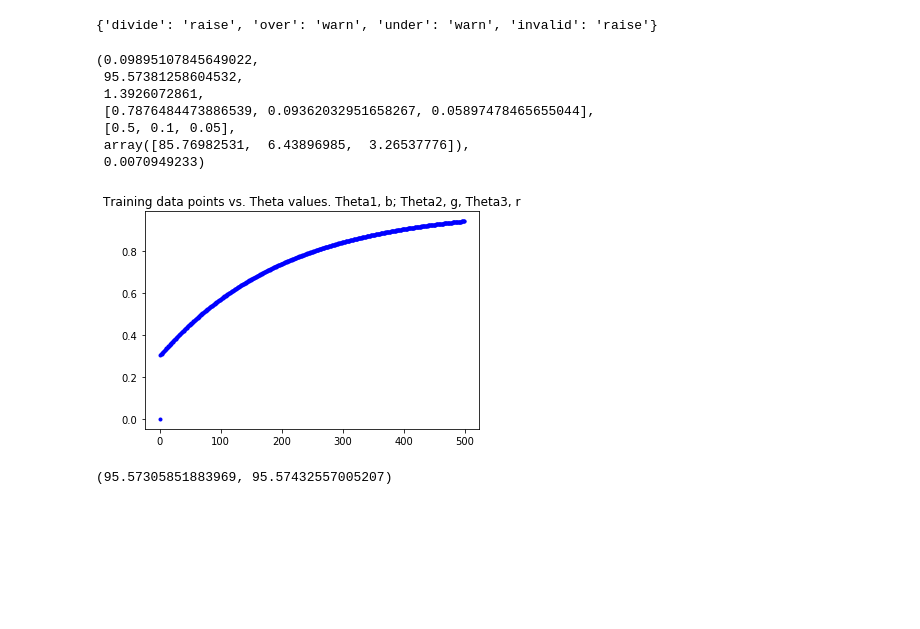
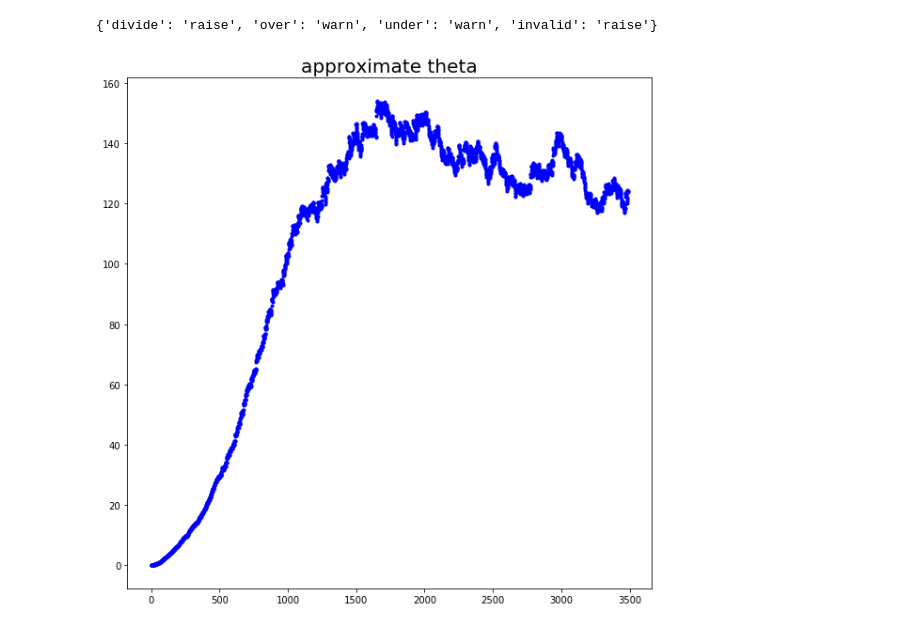
Before and after one commit to rjhosler/IUPUI-REU, a Jupyter notebook: Point Process for EMS Data.ipynb, the cells around one changed output. Drawn from its saved outputs; the diff is of its cells as text; code cells hidden in the pictures; blank space fills up the shorter version.

```diff
--- a/Point Process for EMS Data.ipynb
+++ b/Point Process for EMS Data.ipynb
@@ -70,6 +110,6 @@ full_data.CALL_TYPE_FINAL[1]
 # %%
-# work with drug-related data
-data = full_data.loc[full_data['CALL_TYPE_FINAL'].isin(['772A'])] # , '772B', '772C'
-data = data.sort_values(by='DATE_TIME')
+data = full_data.loc[full_data['CALL_TYPE_FINAL'].isin(['772A', '772B', '772C'])]
 data.reset_index(drop=True, inplace=True)
-data = full_data[:500]
+data = data[20000:23489]
+data.reset_index(drop=True, inplace=True)
+data
@@ -80,20 +150,22 @@ np.seterr(divide = 'raise', over = 'warn', invalid = 'raise', under = 'warn')
 # %%
-def global_update(F_xy, w, time_delta_last_time, theta, mu_xy):
+def global_update(F_xy, w, time_delta_last_time, theta, mu_xy, d, h):
 # Decay triggering exponentials and calculate current intensities for all grids
     for k in range(0, len(w)):
-        F_xy[k] = F_xy[k] * np.exp(-1*w[k]*time_delta_last_time)
-    Lam_xy = mu_xy+sum(F_xy)
+        F_xy[k] = F_xy[k] * math.e ** (-1*w[k]*time_delta_last_time)
+
+    Lam_xy = mu_xy+sum(F_xy)*d*h
+
     return F_xy, Lam_xy
 # %%
 def event_update(mu_g, Lam_g, time_delta_last_g_time, theta, w, F_g, time_delta_last_time):
 # update mu, theta and triggering exponentials for grids where event occurred
     dt = .005
     if Lam_g == 0:
-        Lam_g = 1e-70
+        Lam_g = 1e-10
     mu_g = mu_g + dt*(mu_g/Lam_g - mu_g*time_delta_last_g_time)
     for k in range(0, len(w)):
         theta[k] = theta[k] + dt * (F_g[k]/Lam_g-theta[k])
-        F_g[k] = F_g[k]+ w[k]*theta[k]
+        F_g[k] = F_g[k] + w[k]*theta[k]
     return mu_g, theta, F_g
 # %%
 # set up grid sizing
@@ -108,12 +180,15 @@ ygridsize = 50
 xgridsize = 50
 
 # initial parameters
-w = [.5, .1, .05]
-theta = [.1, .1, .1]
+w = [.5, .1, .01]
+theta = [.01, .01, .01]
 
-mu = np.ones([xgridsize, ygridsize])*.1
-F = np.ones([xgridsize, ygridsize, len(w)])
-Lam = np.ones([len(data), xgridsize, ygridsize])*0.0001
+h = np.ones(24)
+d = np.ones(32)
+
+mu = np.ones([xgridsize, ygridsize])*.0000001
+F = np.ones([xgridsize, ygridsize, len(w)])*.1
+Lam = np.ones([len(data), xgridsize, ygridsize])*0.000000001
 
 # for storing time of past event in specific grid cell
 G_times = pd.DataFrame(np.zeros([xgridsize, ygridsize]))
@@ -123,6 +198,11 @@ G_times[:] = data.DATE_TIME[0]
 theta_track = np.zeros([len(data), len(theta)])
 
 for i in range(1, len(data)):
+    # update periodic parameters
+    day = data.DATE_TIME[i].day
+    hour = data.DATE_TIME[i].hour
+    d, h = periodic_update(d, h, day, hour)
+
     # assign event to a grid
     gx, gy = assign_to_grid(data.XCOORD[i], data.YCOORD[i], xgridsize, ygridsize, xmin, xrange, ymin, yrange)
     # time since last event in any grid box
@@ -131,10 +211,10 @@ for i in range(1, len(data)):
     # update exponentials, intensities for all grid boxes
     for x in range(xgridsize):
         for y in range(ygridsize):
-            F[x][y], Lam[i][x][y] = global_update(F[x][y], w, time_delta, theta, mu[x][y])
+            F[x][y], Lam[i][x][y] = global_update(F[x][y], w, time_delta, theta, mu[x][y], d[day], h[hour])
 
     # find last time event occurred at this grid location
-    last_g_time = G_times.at[gx,gy]
+    last_g_time = pd.to_datetime(G_times.at[gx,gy])
     # find delta between last event time and current time.
     g_time_delta = (data.DATE_TIME[i] - last_g_time).total_seconds()*1.15741e-5
     # update event time for this location
@@ -147,26 +227,13 @@ for i in range(1, len(data)):
     theta_track[i] = theta
 
     #print(i/events*100) F_xy is really small
-# %%
-mu[gx][gy], Lam[i][gx][gy], g_time_delta, theta, w, F[gx][gy], time_delta
-# %% [output]
-(0.09895107845649022,
- 95.57381258604532,
- 1.3926072861,
- [0.7876484473886539, 0.09362032951658267, 0.05897478465655044],
- [0.5, 0.1, 0.05],
- array([85.76982531,  6.43896985,  3.26537776]),
- 0.0070949233)
 # %%
 t_est = []
+plt.figure(figsize=(10,10))
 for i in range(0, len(data)):
     t_est.append(sum(theta_track[i]))
 plt.plot(t_est[:], 'b.')
-plt.title('Training data points vs. Theta values. Theta1, b; Theta2, g, Theta3, r')
+plt.title('approximate theta',fontsize=20)
 plt.show()
 # %% [output]
-[figure, old version]
+[figure, new version]
-# %%
-np.amin(Lam[-1]), np.amax(Lam[-1])
-# %% [output]
-(95.57305851883969, 95.57432557005207)
```
Also changed, not shown: parts of 19 cells of this notebook.
